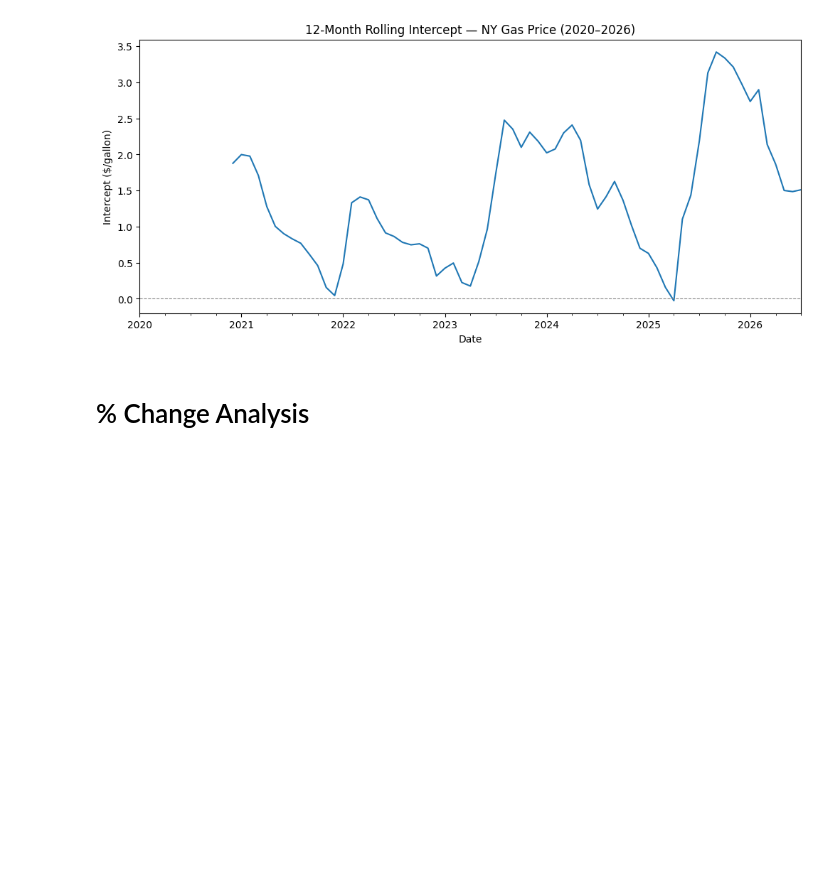
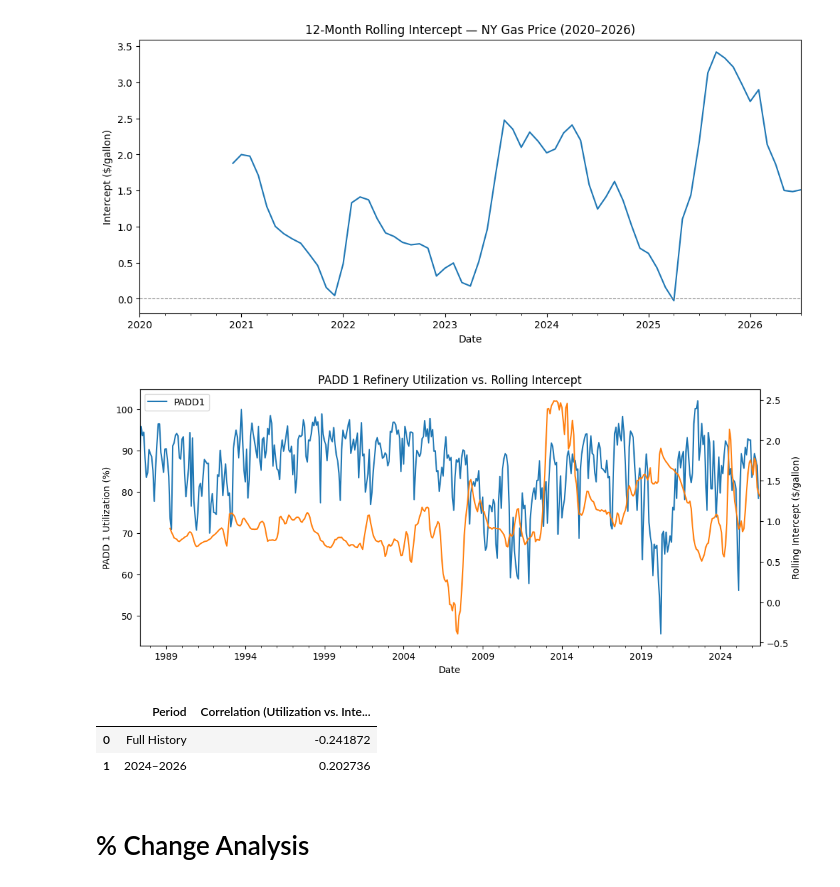
Before and after one commit to ellenwang995/PriceAtThePump, a Jupyter notebook: PumpPrices.ipynb, the cells around one changed output. Cells and saved outputs as stored; diff of their text form; code cells hidden in the pictures; blank space fills up the shorter version.

```diff
--- a/PumpPrices.ipynb
+++ b/PumpPrices.ipynb
@@ -185,6 +185,35 @@ plt.axhline(0, color='gray', linewidth=0.8, linestyle='--')
 plt.show()
 # %% [output]
 [figure]
+# %%
+ax = df[['PADD1']].plot(figsize=(12,5))
+rolling_const.plot(ax=ax, secondary_y=True, label='Rolling Intercept')
+ax.set_title('PADD 1 Refinery Utilization vs. Rolling Intercept')
+ax.set_ylabel('PADD 1 Utilization (%)')
+ax.right_ax.set_ylabel('Rolling Intercept ($/gallon)')
+plt.show()
+# %% [output]
+[figure, added]
+# %%
+# Full-period correlation
+corr_full = df['PADD1'].corr(rolling_const)
+
+# 2024-2026 subset correlation
+corr_recent = df.loc['2024-01-01':'2026-12-31', 'PADD1'].corr(
+    rolling_const.loc['2024-01-01':'2026-12-31']
+)
+
+# Summary table
+summary_table = pd.DataFrame({
+    'Period': ['Full History', '2024–2026'],
+    'Correlation (Utilization vs. Intercept)': [corr_full, corr_recent]
+})
+
+summary_table
+# %% [output]
+|  | Period | Correlation (Utilization vs. Inte... |
+| 0 | Full History | -0.241872 |
+| 1 | 2024–2026 | 0.202736 |
 # %% [markdown]
 # % Change Analysis
 # %%
```
Also changed, not shown: parts of 4 cells of this notebook.
